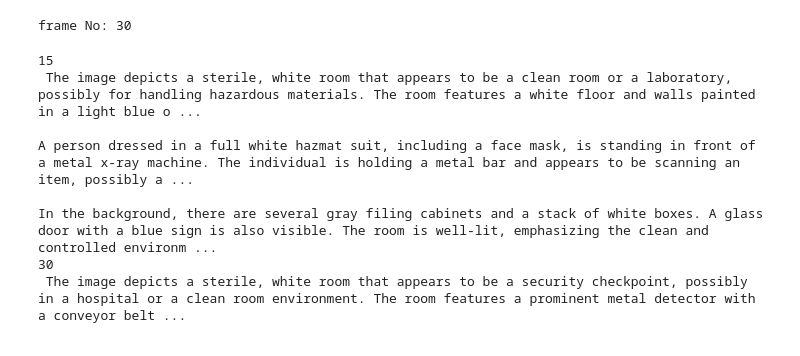
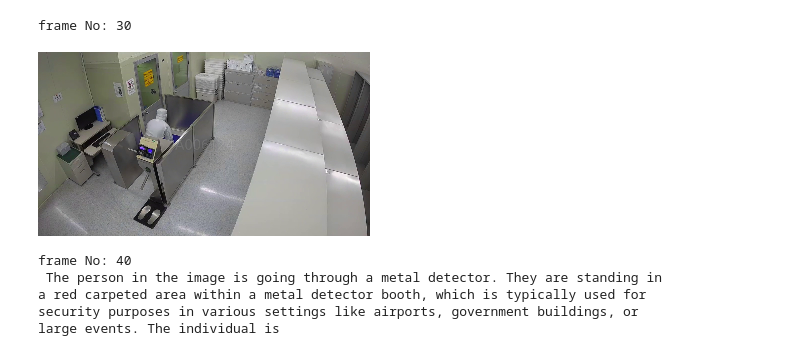
Before and after one commit to TienLungSun/LLM, a Jupyter notebook: Video caption with Molmo-7B.ipynb, the cells around one changed output. Cells and saved outputs as stored; diff of their text form; code cells hidden in the pictures.

```diff
--- a/Video caption with Molmo-7B.ipynb
+++ b/Video caption with Molmo-7B.ipynb
@@ -112,16 +112,16 @@ def process_frame(frame):
   # 處理影像和文字
   inputs = processor.process(
       images=[frame],
-      text="Describe this image."
+      text="Describe what action the person is doing in this image."
   )
 
   # move inputs to the correct device and make a batch of size 1
   inputs = {k: v.to(model.device).unsqueeze(0) for k, v in inputs.items()}
 
-  # generate output; maximum 200 new tokens; stop generation when <|endoftext|> is generated
+  # generate output; maximum 50 new tokens; stop generation when <|endoftext|> is generated
   output = model.generate_from_batch(
     inputs,
-    GenerationConfig(max_new_tokens=200, stop_strings="<|endoftext|>"),
+    GenerationConfig(max_new_tokens=50, stop_strings="<|endoftext|>"),
     tokenizer=processor.tokenizer
   )
 
@@ -129,47 +129,63 @@ def process_frame(frame):
   generated_tokens = output[0,inputs['input_ids'].size(1):]
   generated_text = processor.tokenizer.decode(generated_tokens, skip_special_tokens=True)
 
-  # print the generated text
-  print(generated_text)
+  # return the generated text
+  return generated_text
 # %%
 import cv2
 from google.colab.patches import cv2_imshow
 from IPython.display import clear_output
+import time
+import textwrap
 
 # 設定要讀取的視頻文件路徑
 video_path = "entrance_mo.mp4"
 
 # 使用 OpenCV 讀取視頻
 cap = cv2.VideoCapture(video_path)
 
 # 檢查是否成功打開視頻文件
 if not cap.isOpened():
     print("無法開啟視頻文件")
 else:
     frameNo =1
     while cap.isOpened():
         # 逐幀讀取視頻
         ret, frame = cap.read()
         frameNo +=1
-        if(frameNo%15==0): #process every 15 frames
+        if(frameNo%10==0): #process every xx frames
           # 如果成功讀取到幀
           if ret:
-              print(frameNo)
-              process_frame(frame)
+              generated_text = process_frame(frame)
+
+              # 清除先前顯示的幀
+              clear_output(wait=True)
+
+              # 縮小顯示大小，比如設置為原來的 25%
+              resized_frame = cv2.resize(frame, (0, 0), fx=0.25, fy=0.25)
+
+              # 顯示當前幀
+              cv2_imshow(resized_frame)
+              print("frame No:", frameNo)
+
+              # 使用 textwrap.fill 將長文本格式化為每行最多 80 個字元
+              wrapped_text = textwrap.fill(generated_text, width=80)
+
+              # 打印格式化後的文本
+              print(wrapped_text)
           else:
               # 如果無法讀取到幀，則結束循環
               break
+
 # 釋放視頻對象
 cap.release()
 
 # 關閉所有窗口
 cv2.destroyAllWindows()
 # %% [output]
+[figure, added]
-15
- The image depicts a sterile, white room that appears to be a clean room or a laboratory, possibly for handling hazardous materials. The room features a white floor and walls painted in a light blue o ...
-
-A person dressed in a full white hazmat suit, including a face mask, is standing in front of a metal x-ray machine. The individual is holding a metal bar and appears to be scanning an item, possibly a ...
-
-In the background, there are several gray filing cabinets and a stack of white boxes. A glass door with a blue sign is also visible. The room is well-lit, emphasizing the clean and controlled environm ...
-30
- The image depicts a sterile, white room that appears to be a security checkpoint, possibly in a hospital or a clean room environment. The room features a prominent metal detector with a conveyor belt ...
+frame No: 40
+ The person in the image is going through a metal detector. They are standing in
+a red carpeted area within a metal detector booth, which is typically used for
+security purposes in various settings like airports, government buildings, or
+large events. The individual is
```
